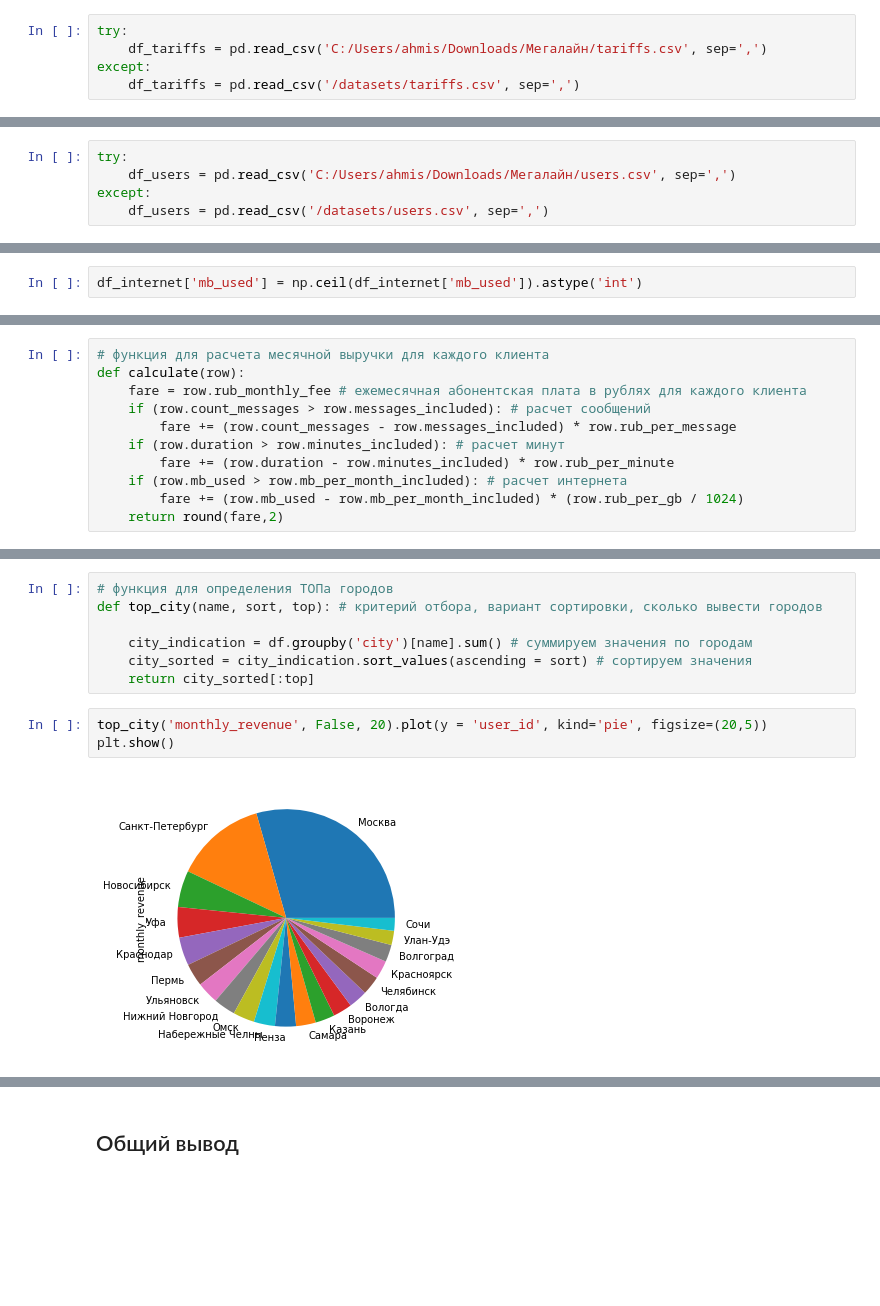
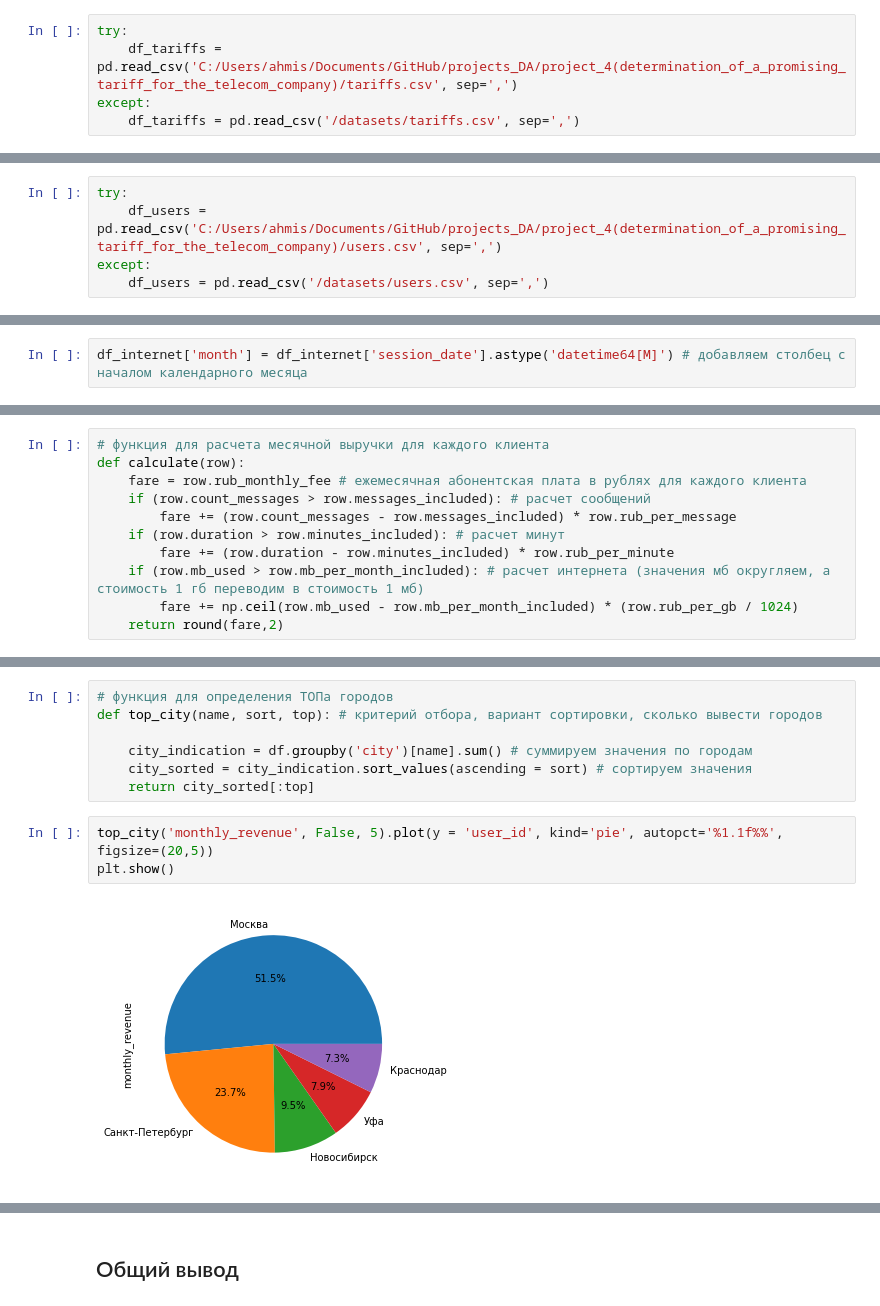
Before and after one commit to ahmishkevich/projects_DA, a Jupyter notebook: project_4(determination_of_a_promising_tariff_for_the_telecom_company)/Проект 4. Определение перспективного тарифа для телеком компании.ipynb, the cells around one changed output, grey strips where cells are left out. Saved outputs shown, nothing was run; the diff lists cells and outputs as text; blank space fills up the shorter version.

```diff
--- a/project_4(determination_of_a_promising_tariff_for_the_telecom_company)/Проект 4. Определение перспективного тарифа для телеком компании.ipynb
+++ b/project_4(determination_of_a_promising_tariff_for_the_telecom_company)/Проект 4. Определение перспективного тарифа для телеком компании.ipynb
@@ -289,7 +289,7 @@ Name: user_id, Length: 426, dtype: int64
 Прочитаем файл `/datasets/tariffs.csv` из папки `/datasets` и сохраним его в переменной `df_tariffs`:
 # %%
 try:
-    df_tariffs = pd.read_csv('C:/Users/ahmis/Downloads/Мегалайн/tariffs.csv', sep=',')
+    df_tariffs = pd.read_csv('C:/Users/ahmis/Documents/GitHub/projects_DA/project_4(determination_of_a_promising_tariff_for_the_telecom_company)/tariffs.csv', sep=',')
 except:
     df_tariffs = pd.read_csv('/datasets/tariffs.csv', sep=',')
 # %% [markdown]
@@ -342,7 +342,7 @@ Name: tariff_name, dtype: int64
 Прочитаем файл `/datasets/users.csv` из папки `/datasets` и сохраним его в переменной `df_users`:
 # %%
 try:
-    df_users = pd.read_csv('C:/Users/ahmis/Downloads/Мегалайн/users.csv', sep=',')
+    df_users = pd.read_csv('C:/Users/ahmis/Documents/GitHub/projects_DA/project_4(determination_of_a_promising_tariff_for_the_telecom_company)/users.csv', sep=',')
 except:
     df_users = pd.read_csv('/datasets/users.csv', sep=',')
 # %% [markdown]
@@ -488,2 +489,2 @@ df_calls['duration'] = np.ceil(df_calls['duration']).astype('int')
 # %%
-df_internet['mb_used'] = np.ceil(df_internet['mb_used']).astype('int')
+df_internet['month'] = df_internet['session_date'].astype('datetime64[M]') # добавляем столбец с началом календарного месяца
@@ -807,8 +808,8 @@ def calculate(row):
         fare += (row.count_messages - row.messages_included) * row.rub_per_message
     if (row.duration > row.minutes_included): # расчет минут
         fare += (row.duration - row.minutes_included) * row.rub_per_minute
-    if (row.mb_used > row.mb_per_month_included): # расчет интернета
-        fare += (row.mb_used - row.mb_per_month_included) * (row.rub_per_gb / 1024)
+    if (row.mb_used > row.mb_per_month_included): # расчет интернета (значения мб округляем, а стоимость 1 гб переводим в стоимость 1 мб)
+        fare += np.ceil(row.mb_used - row.mb_per_month_included) * (row.rub_per_gb / 1024)
     return round(fare,2)
 # %% [markdown]
 Вставим в общую таблицу результаты расчетов в отдельный столбец `monthly_revenue`.
@@ -920,8 +921,8 @@ def top_city(name, sort, top): # критерий отбора, вариант
     city_sorted = city_indication.sort_values(ascending = sort) # сортируем значения
     return city_sorted[:top]
 # %%
-top_city('monthly_revenue', False, 20).plot(y = 'user_id', kind='pie', figsize=(20,5))
+top_city('monthly_revenue', False, 5).plot(y = 'user_id', kind='pie', autopct='%1.1f%%', figsize=(20,5))
 plt.show()
 # %% [output]
-[figure, old version]
+[figure, new version]
 # %% [markdown]
```
Also changed, not shown: parts of 19 cells of this notebook.
